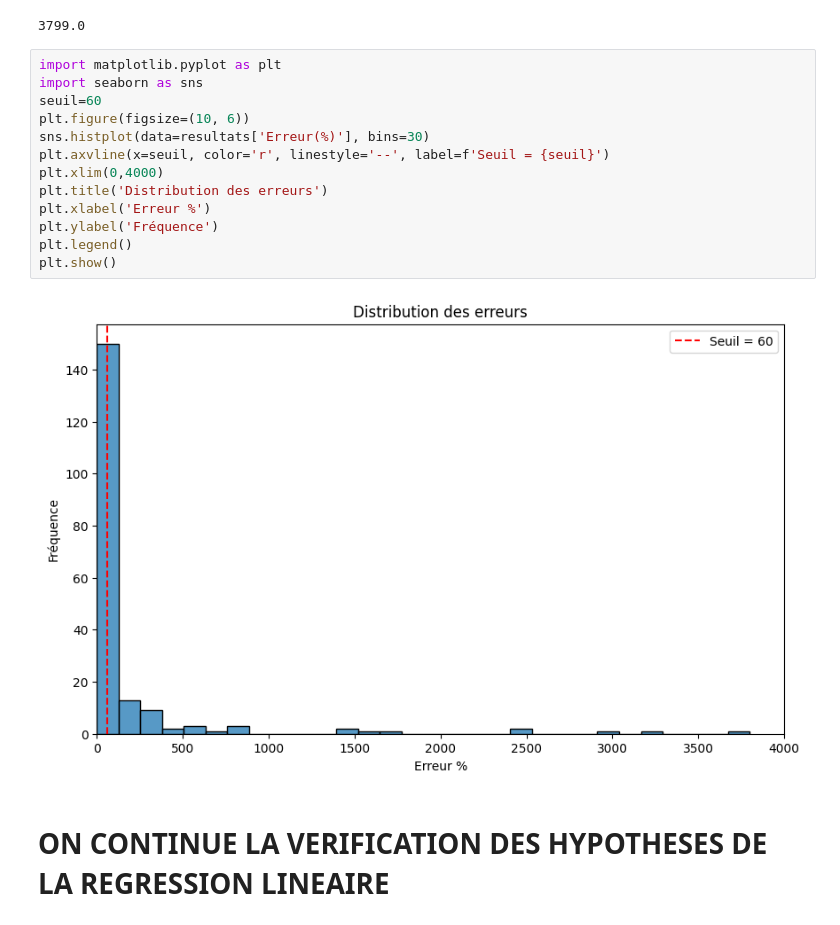
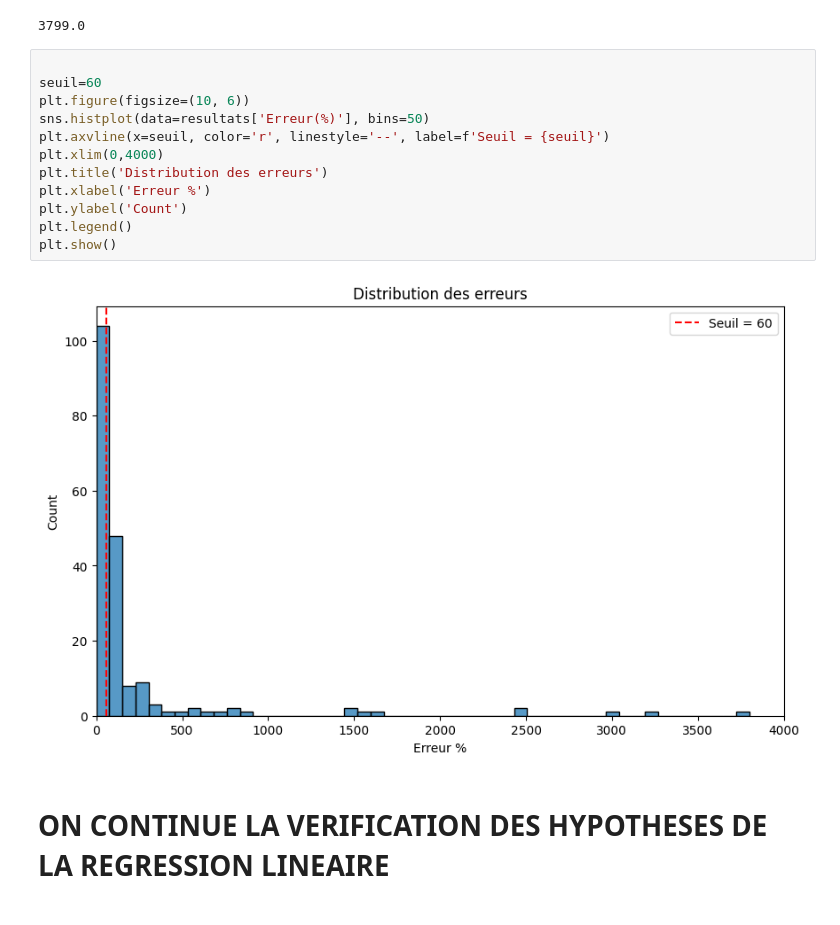
Before and after one commit to EP-portfolio/PROJET_4, a Jupyter notebook: notebook_regression_linéaire_GHGEmissions.ipynb, the cells around one changed output. Cells and saved outputs as stored; diff of their text form.

```diff
--- a/notebook_regression_linéaire_GHGEmissions.ipynb
+++ b/notebook_regression_linéaire_GHGEmissions.ipynb
@@ -521,20 +528,19 @@ resultats['Erreur(%)'].max()
 # %% [output]
 3799.0
 # %%
-import matplotlib.pyplot as plt
-import seaborn as sns
+
 seuil=60
 plt.figure(figsize=(10, 6))
-sns.histplot(data=resultats['Erreur(%)'], bins=30)
+sns.histplot(data=resultats['Erreur(%)'], bins=50)
 plt.axvline(x=seuil, color='r', linestyle='--', label=f'Seuil = {seuil}')
 plt.xlim(0,4000)
 plt.title('Distribution des erreurs')
 plt.xlabel('Erreur %')
-plt.ylabel('Fréquence')
+plt.ylabel('Count')
 plt.legend()
 plt.show()
 # %% [output]
-[figure, old version]
+[figure, new version]
 # %% [markdown]
 # ON CONTINUE LA VERIFICATION DES HYPOTHESES DE LA REGRESSION LINEAIRE
 # %%
```
Also changed, not shown: parts of 10 cells of this notebook, 1 other file.
